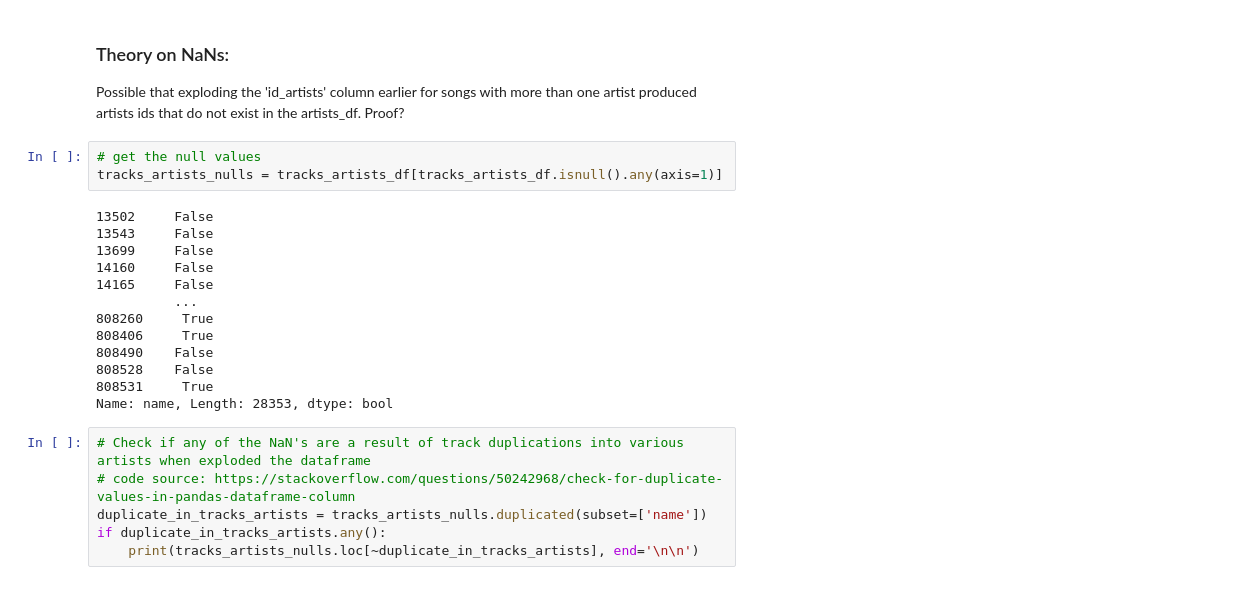
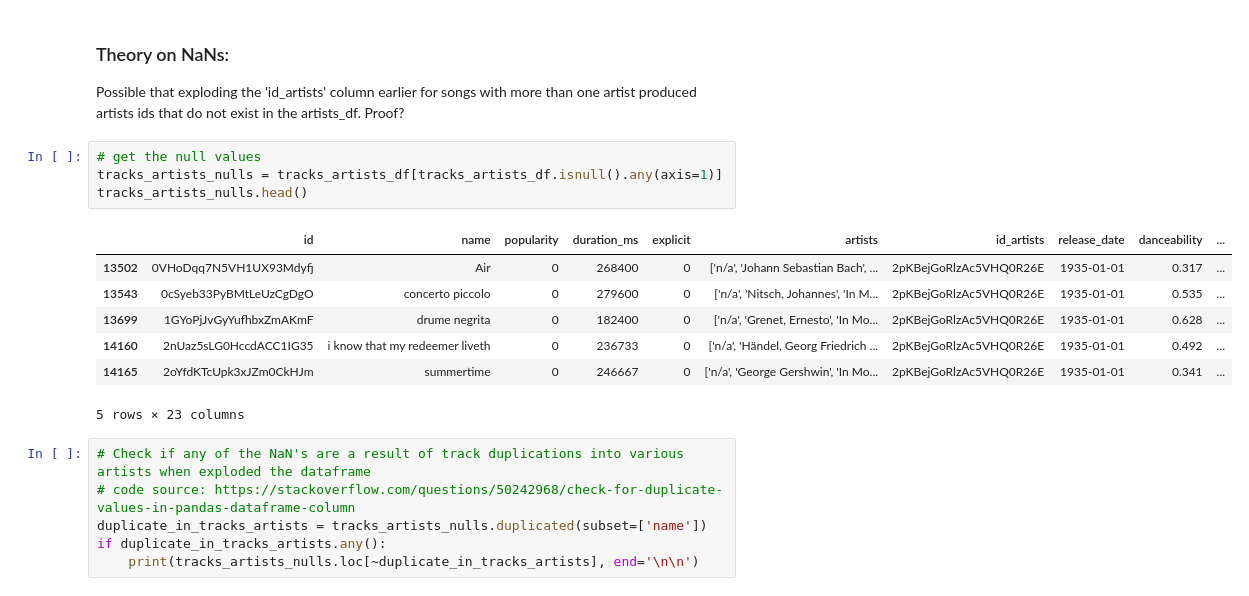
Before and after one commit to halmasieh/Spotify_Analysis, a Jupyter notebook: spotify_etl.ipynb, the cells around one changed output. Cells and saved outputs as stored; diff of their text form.

```diff
--- a/spotify_etl.ipynb
+++ b/spotify_etl.ipynb
@@ -602,19 +626,15 @@ Possible that exploding the 'id_artists' column earlier for songs with more than
 # %%
 # get the null values
 tracks_artists_nulls = tracks_artists_df[tracks_artists_df.isnull().any(axis=1)]
+tracks_artists_nulls.head()
 # %% [output]
+|  | id | name | popularity | duration_ms | explicit | artists | id_artists | release_date | danceability | ... |
+| 13502 | 0VHoDqq7N5VH1UX93Mdyfj | Air | 0 | 268400 | 0 | ['n/a', 'Johann Sebastian Bach', ... | 2pKBejGoRlzAc5VHQ0R26E | 1935-01-01 | 0.317 | ... |
+| 13543 | 0cSyeb33PyBMtLeUzCgDgO | concerto piccolo | 0 | 279600 | 0 | ['n/a', 'Nitsch, Johannes', 'In M... | 2pKBejGoRlzAc5VHQ0R26E | 1935-01-01 | 0.535 | ... |
+| 13699 | 1GYoPjJvGyYufhbxZmAKmF | drume negrita | 0 | 182400 | 0 | ['n/a', 'Grenet, Ernesto', 'In Mo... | 2pKBejGoRlzAc5VHQ0R26E | 1935-01-01 | 0.628 | ... |
+| 14160 | 2nUaz5sLG0HccdACC1IG35 | i know that my redeemer liveth | 0 | 236733 | 0 | ['n/a', 'Händel, Georg Friedrich ... | 2pKBejGoRlzAc5VHQ0R26E | 1935-01-01 | 0.492 | ... |
+| 14165 | 2oYfdKTcUpk3xJZm0CkHJm | summertime | 0 | 246667 | 0 | ['n/a', 'George Gershwin', 'In Mo... | 2pKBejGoRlzAc5VHQ0R26E | 1935-01-01 | 0.341 | ... |
-13502     False
-13543     False
-13699     False
-14160     False
-14165     False
-          ...
-808260     True
-808406     True
-808490    False
-808528    False
-808531     True
-Name: name, Length: 28353, dtype: bool
+5 rows × 23 columns
 # %%
 # Check if any of the NaN's are a result of track duplications into various artists when exploded the dataframe
 # code source: https://stackoverflow.com/questions/50242968/check-for-duplicate-values-in-pandas-dataframe-column
```
Also changed, not shown: parts of 33 cells of this notebook.
